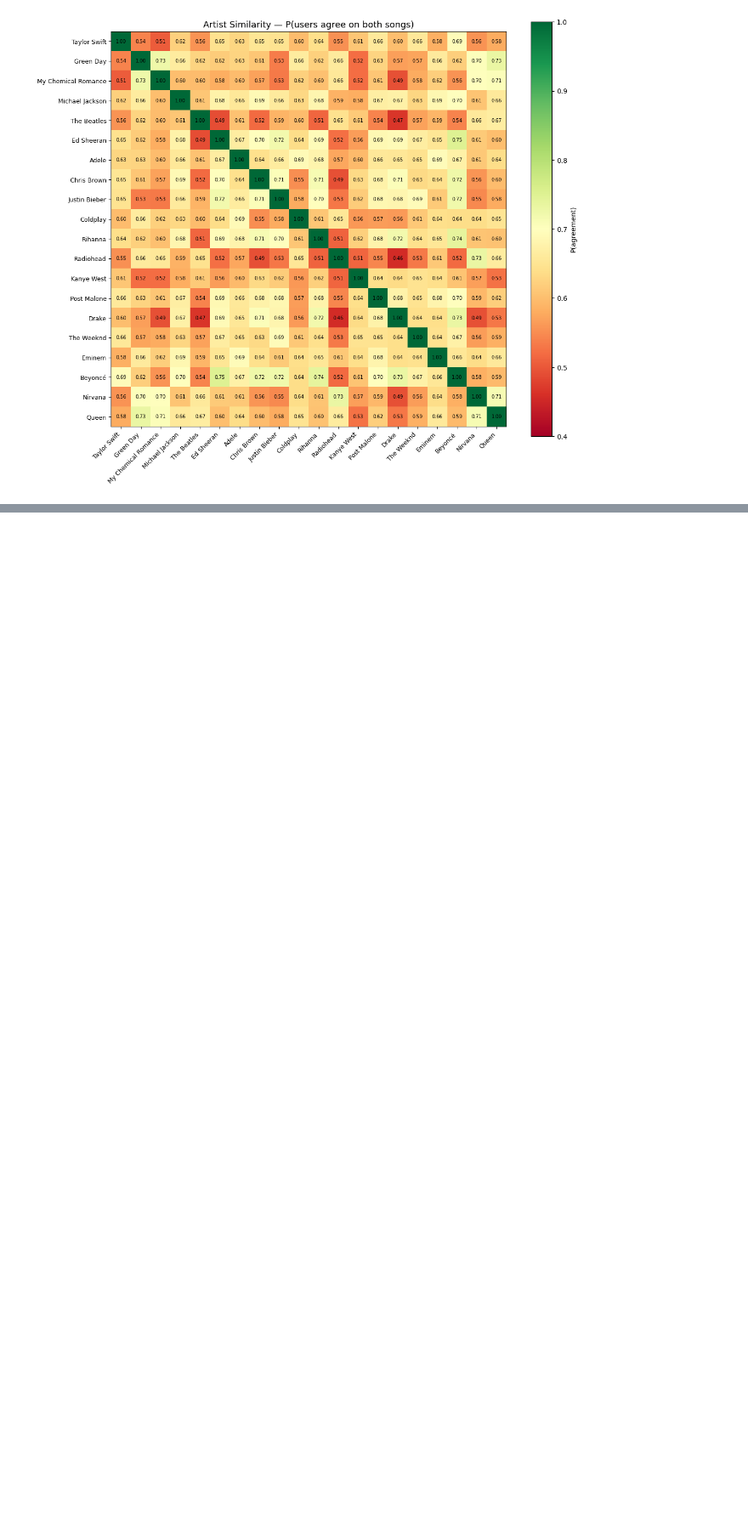
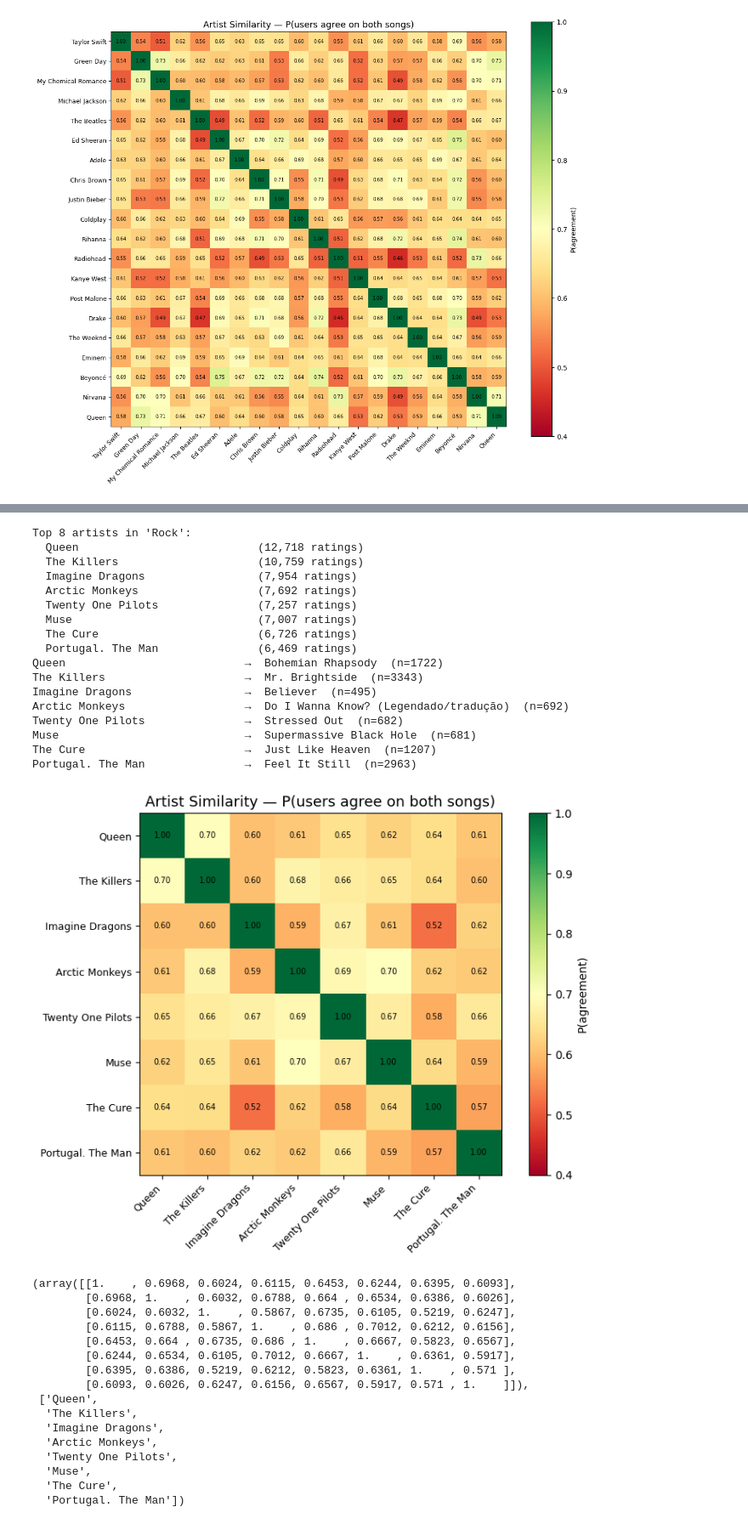
Before and after one commit to sstoikov/piki-research, a Jupyter notebook: 2-similar-artists.ipynb, the cells around one changed output, grey strips where cells are left out. Shown at 85% size. Saved outputs shown, nothing was run; the diff lists cells and outputs as text; code cells hidden in the pictures; blank space fills up the shorter version.

```diff
--- a/2-similar-artists.ipynb
+++ b/2-similar-artists.ipynb
@@ -206,0 +418,37 @@ plt.show()
+# %%
+plot_genre_heatmap('Rock', top_n=8, start_date='2020-01-01', min_ratings=100)
+# %% [output]
+Top 8 artists in 'Rock':
+  Queen                           (12,718 ratings)
+  The Killers                     (10,759 ratings)
+  Imagine Dragons                 (7,954 ratings)
+  Arctic Monkeys                  (7,692 ratings)
+  Twenty One Pilots               (7,257 ratings)
+  Muse                            (7,007 ratings)
+  The Cure                        (6,726 ratings)
+  Portugal. The Man               (6,469 ratings)
+Queen                           →  Bohemian Rhapsody  (n=1722)
+The Killers                     →  Mr. Brightside  (n=3343)
+Imagine Dragons                 →  Believer  (n=495)
+Arctic Monkeys                  →  Do I Wanna Know? (Legendado/tradução)  (n=692)
+Twenty One Pilots               →  Stressed Out  (n=682)
+Muse                            →  Supermassive Black Hole  (n=681)
+The Cure                        →  Just Like Heaven  (n=1207)
+Portugal. The Man               →  Feel It Still  (n=2963)
+[figure, added]
+(array([[1.    , 0.6968, 0.6024, 0.6115, 0.6453, 0.6244, 0.6395, 0.6093],
+        [0.6968, 1.    , 0.6032, 0.6788, 0.664 , 0.6534, 0.6386, 0.6026],
+        [0.6024, 0.6032, 1.    , 0.5867, 0.6735, 0.6105, 0.5219, 0.6247],
+        [0.6115, 0.6788, 0.5867, 1.    , 0.686 , 0.7012, 0.6212, 0.6156],
+        [0.6453, 0.664 , 0.6735, 0.686 , 1.    , 0.6667, 0.5823, 0.6567],
+        [0.6244, 0.6534, 0.6105, 0.7012, 0.6667, 1.    , 0.6361, 0.5917],
+        [0.6395, 0.6386, 0.5219, 0.6212, 0.5823, 0.6361, 1.    , 0.571 ],
+        [0.6093, 0.6026, 0.6247, 0.6156, 0.6567, 0.5917, 0.571 , 1.    ]]),
+ ['Queen',
+  'The Killers',
+  'Imagine Dragons',
+  'Arctic Monkeys',
+  'Twenty One Pilots',
+  'Muse',
+  'The Cure',
+  'Portugal. The Man'])
```
Also changed, not shown: parts of 10 cells of this notebook.
